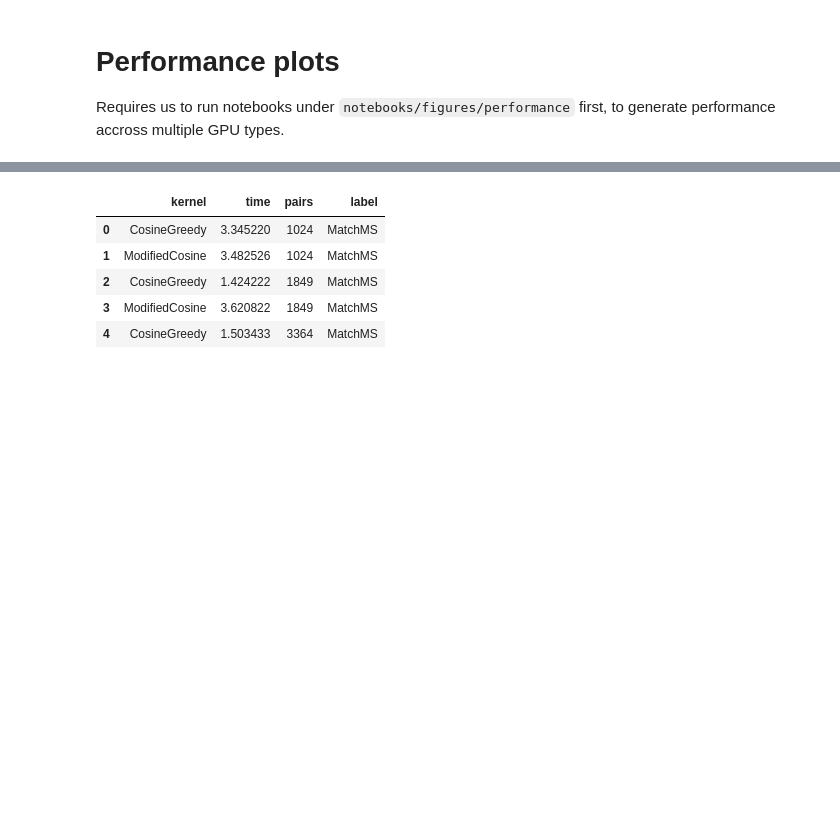
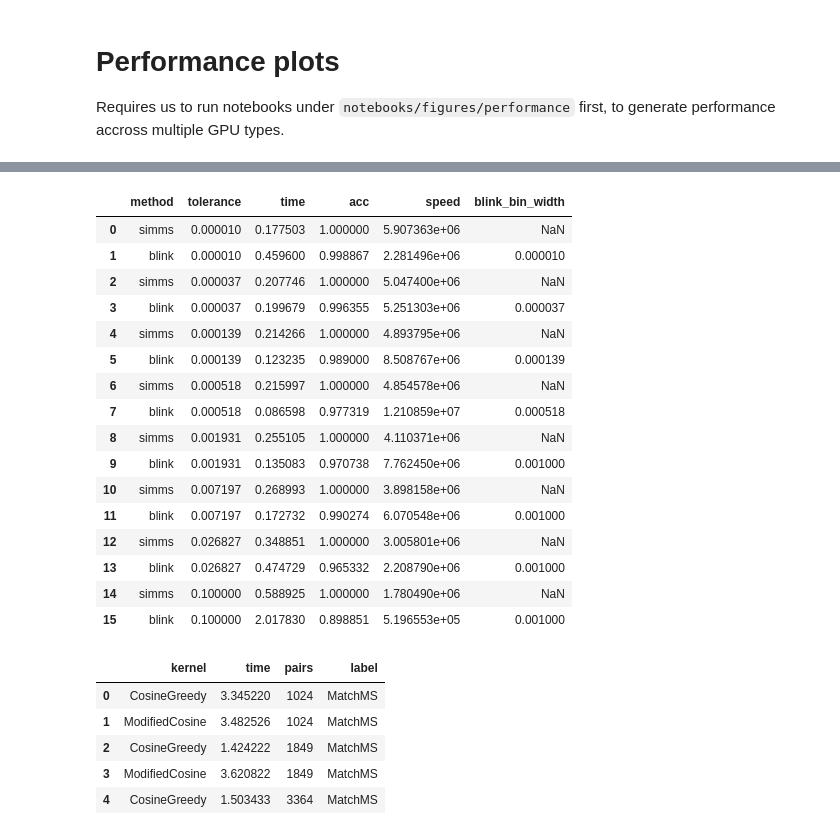
Before and after one commit to PangeAI/SimMS, a Jupyter notebook: notebooks/figures/make_figures.ipynb, the cells around one changed output, grey strips where cells are left out. Drawn from its saved outputs; the diff is of its cells as text; code cells hidden in the pictures; blank space fills up the shorter version.

```diff
--- a/notebooks/figures/make_figures.ipynb
+++ b/notebooks/figures/make_figures.ipynb
@@ -714,3 +749,23 @@ plt.savefig("vs_blink.png", bbox_inches="tight", dpi=200)
+# %%
+perf_df
+# %% [output]
+|  | method | tolerance | time | acc | speed | blink_bin_width |
+| 0 | simms | 0.000010 | 0.177503 | 1.000000 | 5.907363e+06 | NaN |
+| 1 | blink | 0.000010 | 0.459600 | 0.998867 | 2.281496e+06 | 0.000010 |
+| 2 | simms | 0.000037 | 0.207746 | 1.000000 | 5.047400e+06 | NaN |
+| 3 | blink | 0.000037 | 0.199679 | 0.996355 | 5.251303e+06 | 0.000037 |
+| 4 | simms | 0.000139 | 0.214266 | 1.000000 | 4.893795e+06 | NaN |
+| 5 | blink | 0.000139 | 0.123235 | 0.989000 | 8.508767e+06 | 0.000139 |
+| 6 | simms | 0.000518 | 0.215997 | 1.000000 | 4.854578e+06 | NaN |
+| 7 | blink | 0.000518 | 0.086598 | 0.977319 | 1.210859e+07 | 0.000518 |
+| 8 | simms | 0.001931 | 0.255105 | 1.000000 | 4.110371e+06 | NaN |
+| 9 | blink | 0.001931 | 0.135083 | 0.970738 | 7.762450e+06 | 0.001000 |
+| 10 | simms | 0.007197 | 0.268993 | 1.000000 | 3.898158e+06 | NaN |
+| 11 | blink | 0.007197 | 0.172732 | 0.990274 | 6.070548e+06 | 0.001000 |
+| 12 | simms | 0.026827 | 0.348851 | 1.000000 | 3.005801e+06 | NaN |
+| 13 | blink | 0.026827 | 0.474729 | 0.965332 | 2.208790e+06 | 0.001000 |
+| 14 | simms | 0.100000 | 0.588925 | 1.000000 | 1.780490e+06 | NaN |
+| 15 | blink | 0.100000 | 2.017830 | 0.898851 | 5.196553e+05 | 0.001000 |
 # %%
 import io
 from pathlib import Path
```
Also changed, not shown: parts of 3 cells of this notebook.
